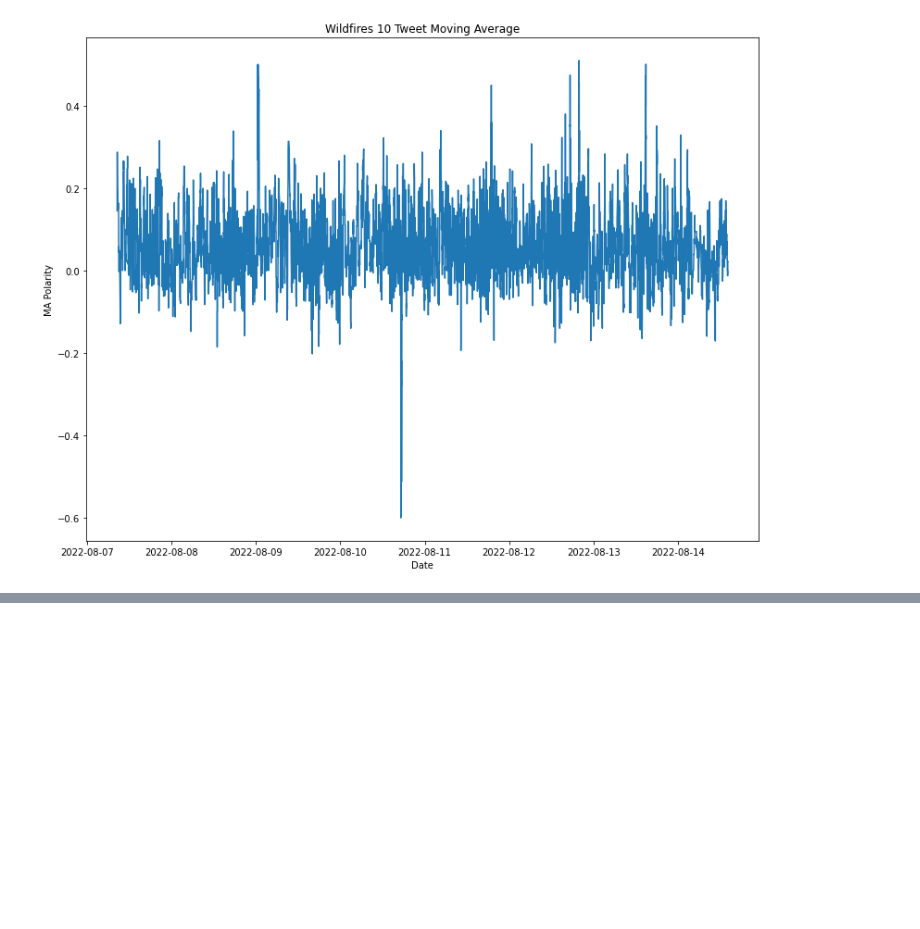
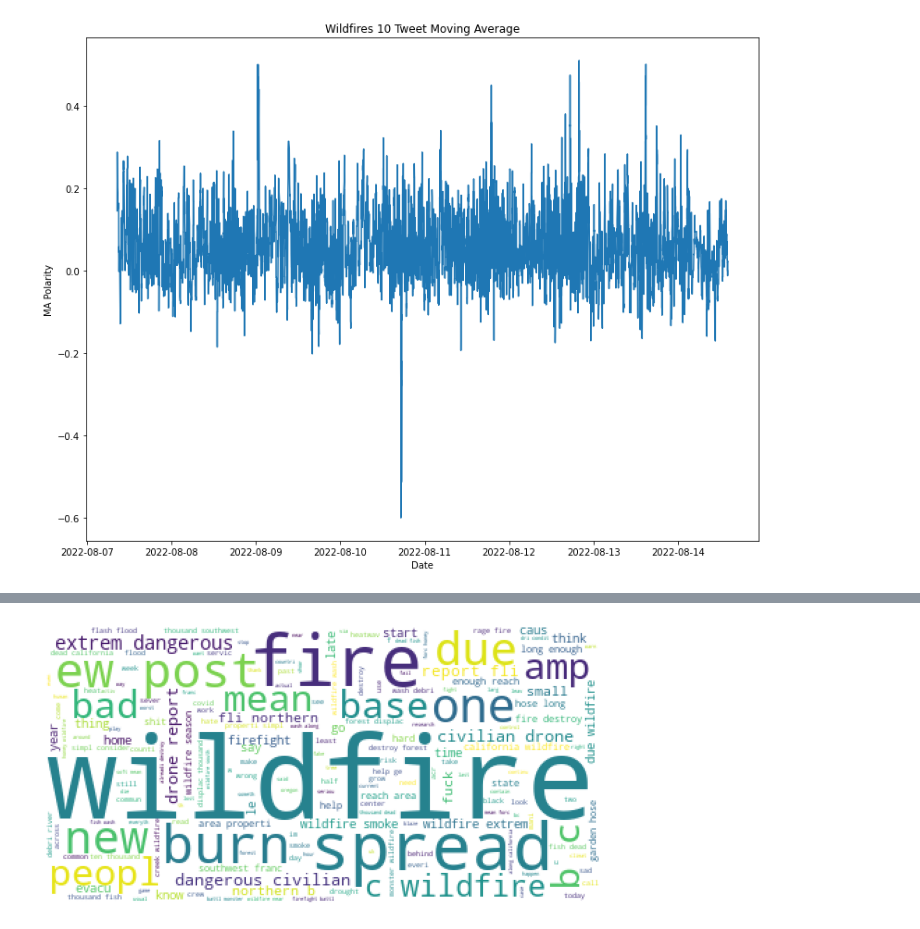
Before and after one commit to baylans/Oscar_sentimentanalysis, a Jupyter notebook: Sentiment Analysis.ipynb, the cells around one changed output, grey strips where cells are left out. Saved outputs shown, nothing was run; the diff lists cells and outputs as text; code cells hidden in the pictures; blank space fills up the shorter version.

```diff
--- a/Sentiment Analysis.ipynb
+++ b/Sentiment Analysis.ipynb
@@ -575,0 +582,2 @@ Text(0.5, 1.0, 'Wildfires 10 Tweet Moving Average')
+# %%
+text_negative = " ".join(' '.join(map(str, i)) for i in negative_tweets)
@@ -575,0 +594,10 @@ Text(0.5, 1.0, 'Wildfires 10 Tweet Moving Average')
+# %%
+wordcloud = WordCloud(max_font_size = 100,
+                      background_color = "white").generate(text_negative)
+
+plt.figure(figsize = (10,10))
+plt.imshow(wordcloud)
+plt.axis("off")
+plt.show()
+# %% [output]
+[figure, added]
```
Also changed, not shown: parts of 5 cells of this notebook.
